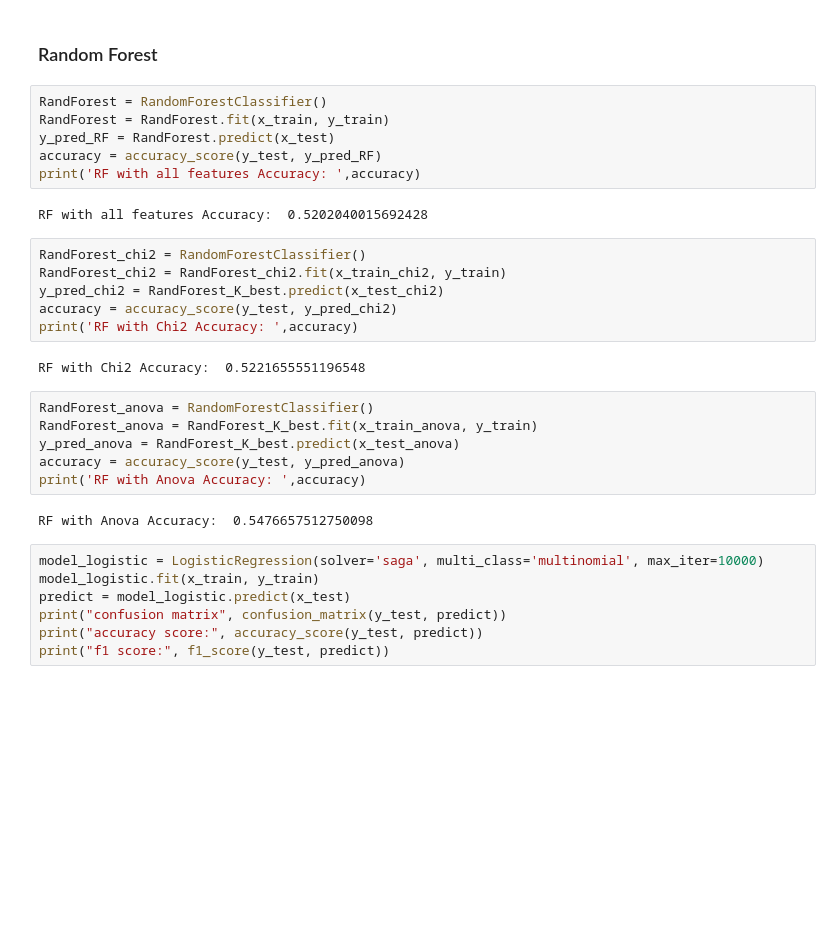
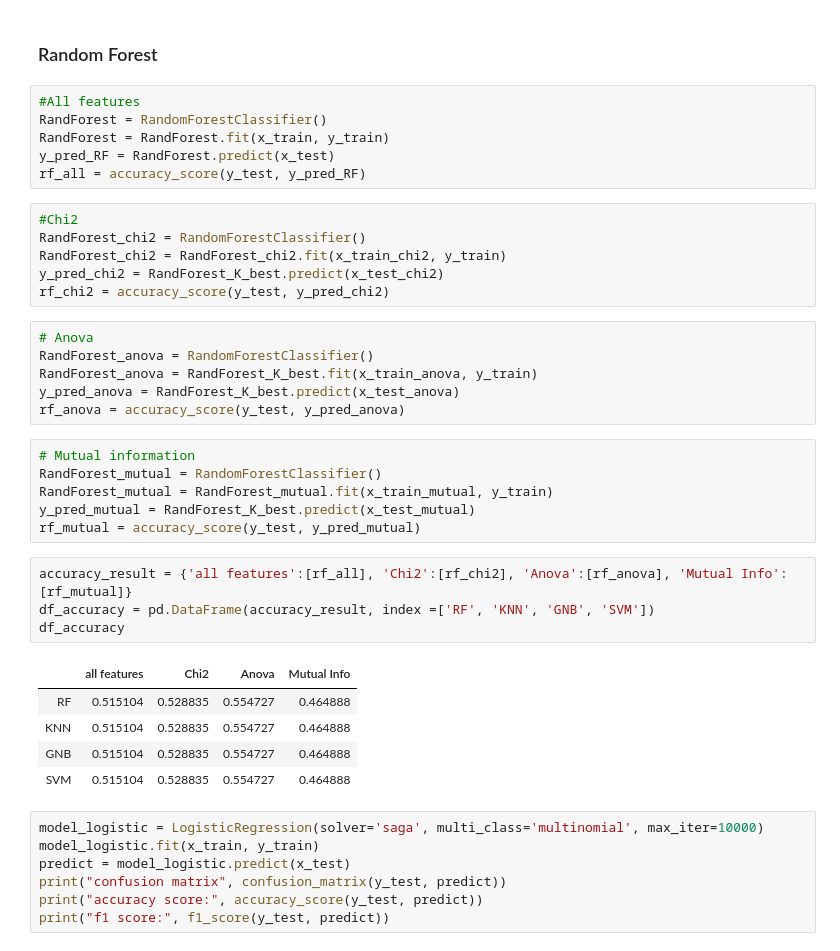
Before and after one commit to SasungKim/EB01, a Jupyter notebook: feature-selection.ipynb, the cells around one changed output. Saved outputs shown, nothing was run; the diff lists cells and outputs as text; blank space fills up the shorter version.

Commit message:
updated accuracy results

```diff
--- a/feature-selection.ipynb
+++ b/feature-selection.ipynb
@@ -260,29 +285,39 @@ plt.show();
 # %% [markdown]
 ### Random Forest
 # %%
+#All features
 RandForest = RandomForestClassifier()
 RandForest = RandForest.fit(x_train, y_train)
 y_pred_RF = RandForest.predict(x_test)
-accuracy = accuracy_score(y_test, y_pred_RF)
-print('RF with all features Accuracy: ',accuracy)
+rf_all = accuracy_score(y_test, y_pred_RF)
-# %% [output]
-RF with all features Accuracy:  0.5202040015692428
 # %%
+#Chi2
 RandForest_chi2 = RandomForestClassifier()
 RandForest_chi2 = RandForest_chi2.fit(x_train_chi2, y_train)
 y_pred_chi2 = RandForest_K_best.predict(x_test_chi2)
-accuracy = accuracy_score(y_test, y_pred_chi2)
-print('RF with Chi2 Accuracy: ',accuracy)
+rf_chi2 = accuracy_score(y_test, y_pred_chi2)
-# %% [output]
-RF with Chi2 Accuracy:  0.5221655551196548
 # %%
+# Anova
 RandForest_anova = RandomForestClassifier()
 RandForest_anova = RandForest_K_best.fit(x_train_anova, y_train)
 y_pred_anova = RandForest_K_best.predict(x_test_anova)
-accuracy = accuracy_score(y_test, y_pred_anova)
-print('RF with Anova Accuracy: ',accuracy)
+rf_anova = accuracy_score(y_test, y_pred_anova)
-# %% [output]
-RF with Anova Accuracy:  0.5476657512750098
+# %%
+# Mutual information
+RandForest_mutual = RandomForestClassifier()
+RandForest_mutual = RandForest_mutual.fit(x_train_mutual, y_train)
+y_pred_mutual = RandForest_K_best.predict(x_test_mutual)
+rf_mutual = accuracy_score(y_test, y_pred_mutual)
+# %%
+accuracy_result = {'all features':[rf_all], 'Chi2':[rf_chi2], 'Anova':[rf_anova], 'Mutual Info':[rf_mutual]}
+df_accuracy = pd.DataFrame(accuracy_result, index =['RF', 'KNN', 'GNB', 'SVM'])
+df_accuracy
+# %% [output]
+|  | all features | Chi2 | Anova | Mutual Info |
+| RF | 0.515104 | 0.528835 | 0.554727 | 0.464888 |
+| KNN | 0.515104 | 0.528835 | 0.554727 | 0.464888 |
+| GNB | 0.515104 | 0.528835 | 0.554727 | 0.464888 |
+| SVM | 0.515104 | 0.528835 | 0.554727 | 0.464888 |
 # %%
 model_logistic = LogisticRegression(solver='saga', multi_class='multinomial', max_iter=10000)
 model_logistic.fit(x_train, y_train)
```
Also changed, not shown: parts of 19 cells of this notebook.
